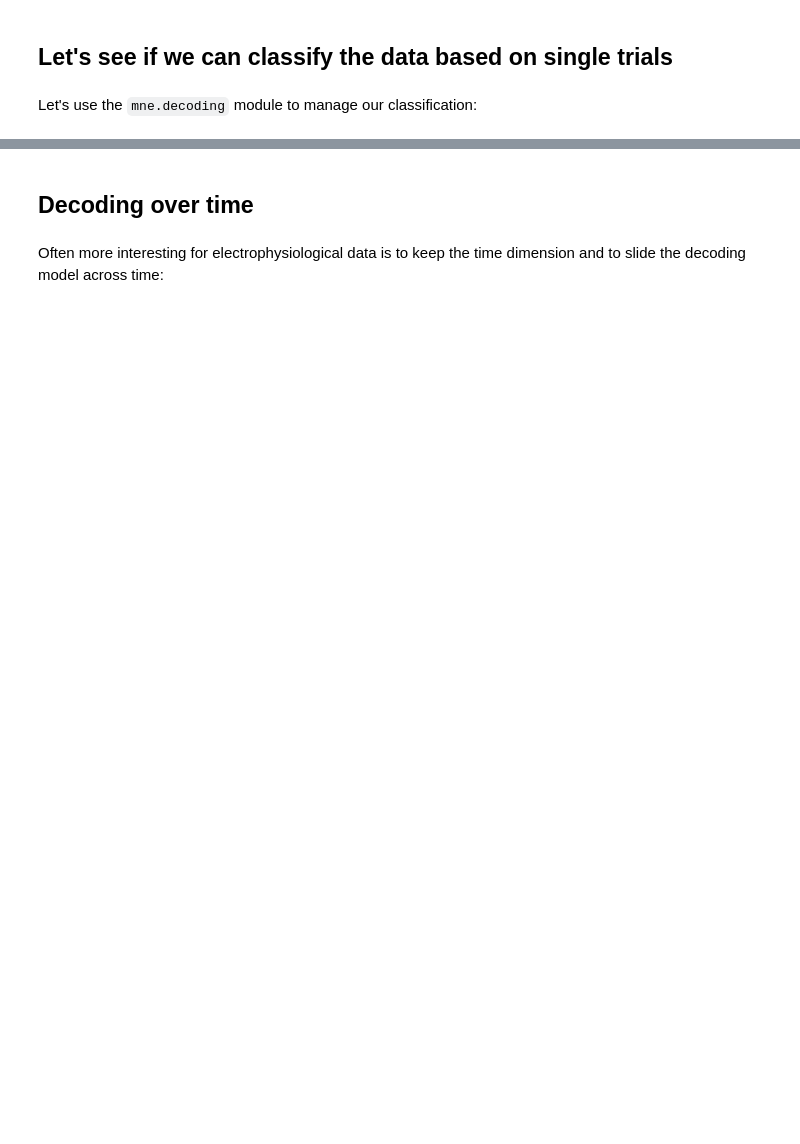
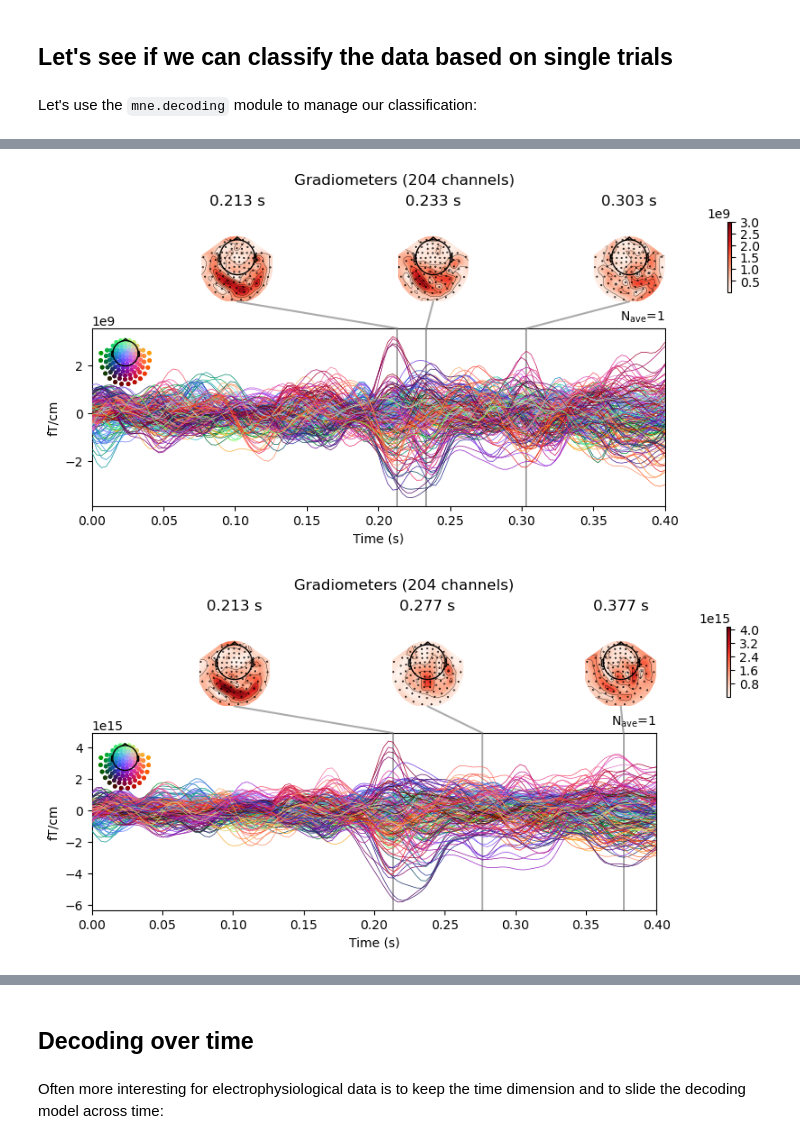
Before and after one commit to dnacombo/mne_pratical_meeg, a Jupyter notebook: 7-Multivariate_analysis.ipynb, the cells around one changed output, grey strips where cells are left out. Cells and saved outputs as stored; diff of their text form; code cells hidden in the pictures; blank space fills up the shorter version.

```diff
--- a/7-Multivariate_analysis.ipynb
+++ b/7-Multivariate_analysis.ipynb
@@ -151,0 +161,16 @@ Spatio-temporal: 90.0%
+# %%
+# Train the model of all data (no cross-validation)
+clf.fit(X, y)
+
+# Visualize the filters
+filters = lm.filters_.reshape(len(epochs.ch_names), len(epochs.times))
+filters = mne.EvokedArray(filters, epochs.info, tmin=epochs.times[0])
+filters.plot_joint()
+
+# Visualize the patterns
+patterns = lm.patterns_.reshape(len(epochs.ch_names), len(epochs.times))
+patterns = mne.EvokedArray(patterns, epochs.info, tmin=epochs.times[0])
+patterns.plot_joint();
+# %% [output]
+[figure, added]
+[figure, added]
```
Also changed, not shown: parts of 15 cells of this notebook.
